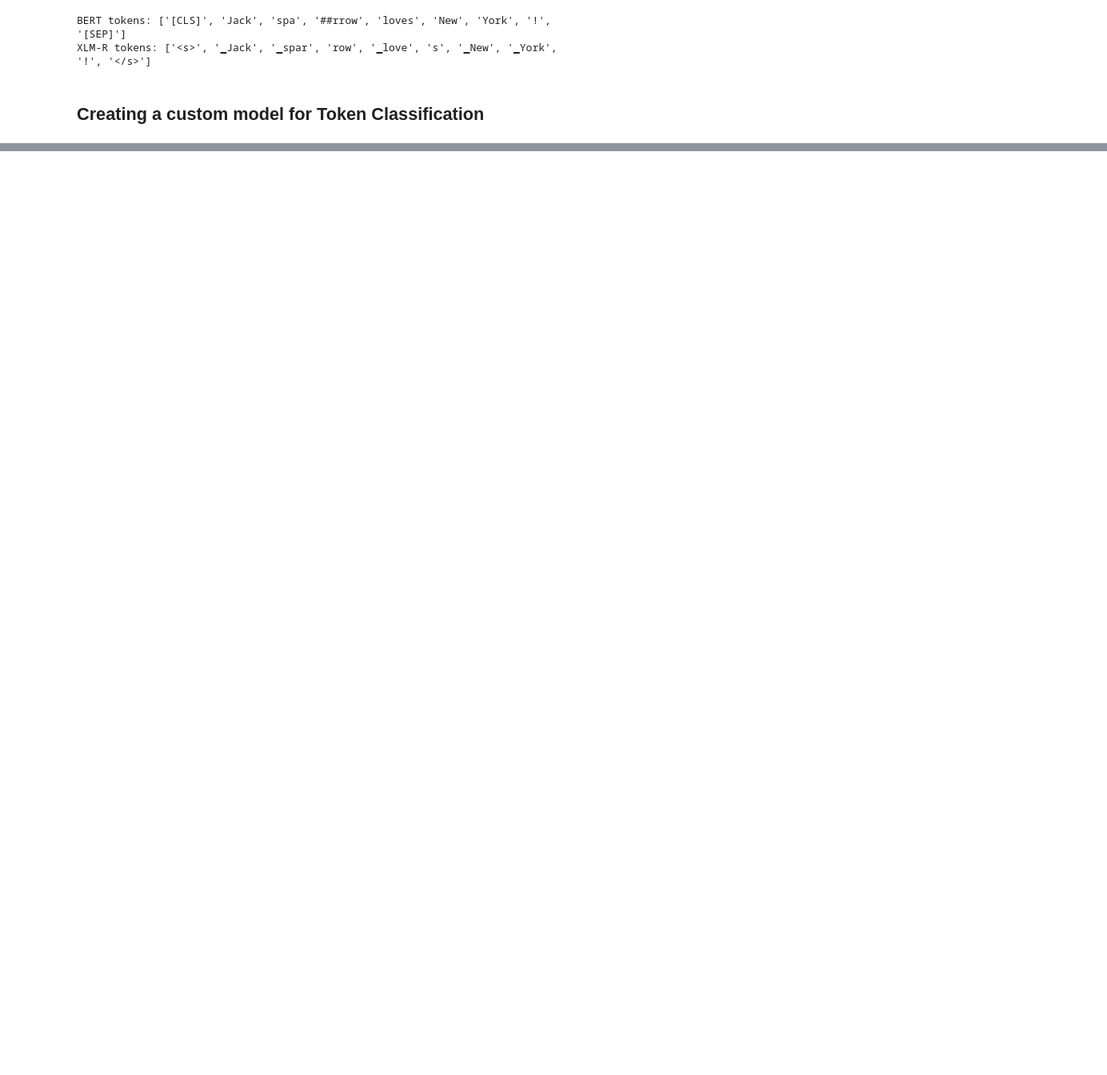
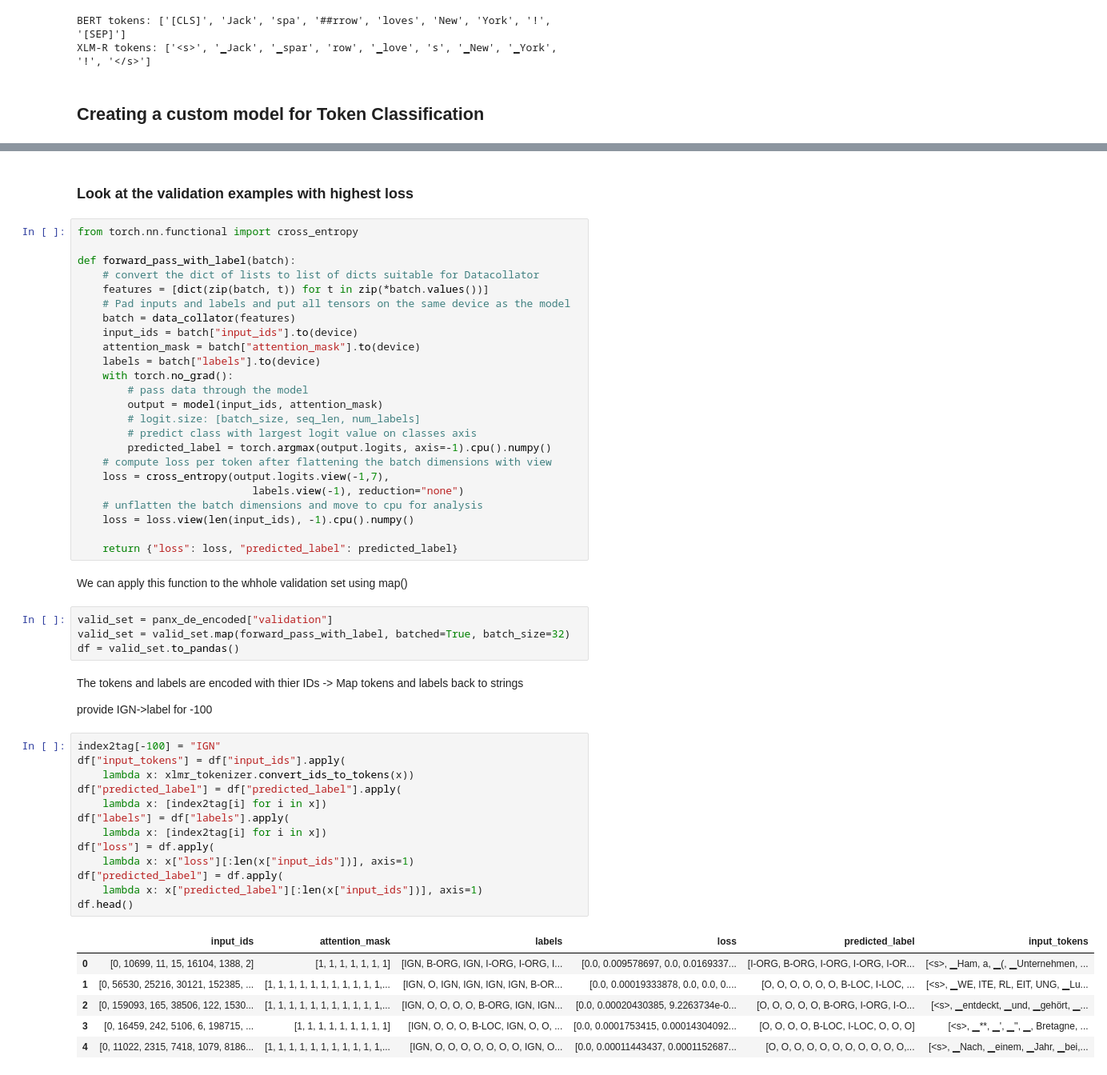
Before and after one commit to thalhathta/NLP_WITH_TRANSFORMERS, a Jupyter notebook: Multilingal_NER/Ner_Switzerland.ipynb, the cells around one changed output, grey strips where cells are left out. Shown at 80% size. Drawn from its saved outputs; the diff is of its cells as text; blank space fills up the shorter version.

Commit message:
Implemented Error analysis

```diff
--- a/Multilingal_NER/Ner_Switzerland.ipynb
+++ b/Multilingal_NER/Ner_Switzerland.ipynb
@@ -238,0 +535,57 @@ Finally we wrap the output in  TokenClassifierOutput.
+# %% [markdown]
+### Look at the validation examples with highest loss
+# %%
+from torch.nn.functional import cross_entropy
+
+def forward_pass_with_label(batch):
+    # convert the dict of lists to list of dicts suitable for Datacollator
+    features = [dict(zip(batch, t)) for t in zip(*batch.values())]
+    # Pad inputs and labels and put all tensors on the same device as the model
+    batch = data_collator(features)
+    input_ids = batch["input_ids"].to(device)
+    attention_mask = batch["attention_mask"].to(device)
+    labels = batch["labels"].to(device)
+    with torch.no_grad():
+        # pass data through the model
+        output = model(input_ids, attention_mask)
+        # logit.size: [batch_size, seq_len, num_labels]
+        # predict class with largest logit value on classes axis
+        predicted_label = torch.argmax(output.logits, axis=-1).cpu().numpy()
+    # compute loss per token after flattening the batch dimensions with view
+    loss = cross_entropy(output.logits.view(-1,7),
+                            labels.view(-1), reduction="none")
+    # unflatten the batch dimensions and move to cpu for analysis
+    loss = loss.view(len(input_ids), -1).cpu().numpy()
+
+    return {"loss": loss, "predicted_label": predicted_label}
+# %% [markdown]
+We can apply this function to the whhole validation set using map()
+# %%
+valid_set = panx_de_encoded["validation"]
+valid_set = valid_set.map(forward_pass_with_label, batched=True, batch_size=32)
+df = valid_set.to_pandas()
+# %% [markdown]
+The tokens and labels are encoded with thier IDs -> Map tokens and labels back to strings
+
+
+provide IGN->label for -100
+# %%
+index2tag[-100] = "IGN"
+df["input_tokens"] = df["input_ids"].apply(
+    lambda x: xlmr_tokenizer.convert_ids_to_tokens(x))
+df["predicted_label"] = df["predicted_label"].apply(
+    lambda x: [index2tag[i] for i in x])
+df["labels"] = df["labels"].apply(
+    lambda x: [index2tag[i] for i in x])
+df["loss"] = df.apply(
+    lambda x: x["loss"][:len(x["input_ids"])], axis=1)
+df["predicted_label"] = df.apply(
+    lambda x: x["predicted_label"][:len(x["input_ids"])], axis=1)
+df.head()
+# %% [output]
+|  | input_ids | attention_mask | labels | loss | predicted_label | input_tokens |
+| 0 | [0, 10699, 11, 15, 16104, 1388, 2] | [1, 1, 1, 1, 1, 1, 1] | [IGN, B-ORG, IGN, I-ORG, I-ORG, I... | [0.0, 0.009578697, 0.0, 0.0169337... | [I-ORG, B-ORG, I-ORG, I-ORG, I-OR... | [<s>, ▁Ham, a, ▁(, ▁Unternehmen, ... |
+| 1 | [0, 56530, 25216, 30121, 152385, ... | [1, 1, 1, 1, 1, 1, 1, 1, 1, 1, 1,... | [IGN, O, IGN, IGN, IGN, IGN, B-OR... | [0.0, 0.00019333878, 0.0, 0.0, 0.... | [O, O, O, O, O, O, B-LOC, I-LOC, ... | [<s>, ▁WE, ITE, RL, EIT, UNG, ▁Lu... |
+| 2 | [0, 159093, 165, 38506, 122, 1530... | [1, 1, 1, 1, 1, 1, 1, 1, 1, 1, 1,... | [IGN, O, O, O, O, B-ORG, IGN, IGN... | [0.0, 0.00020430385, 9.2263734e-0... | [O, O, O, O, O, B-ORG, I-ORG, I-O... | [<s>, ▁entdeckt, ▁und, ▁gehört, ▁... |
+| 3 | [0, 16459, 242, 5106, 6, 198715, ... | [1, 1, 1, 1, 1, 1, 1, 1, 1] | [IGN, O, O, O, B-LOC, IGN, O, O, ... | [0.0, 0.0001753415, 0.00014304092... | [O, O, O, O, B-LOC, I-LOC, O, O, O] | [<s>, ▁**, ▁', ▁'', ▁, Bretagne, ... |
+| 4 | [0, 11022, 2315, 7418, 1079, 8186... | [1, 1, 1, 1, 1, 1, 1, 1, 1, 1, 1,... | [IGN, O, O, O, O, O, O, O, IGN, O... | [0.0, 0.00011443437, 0.0001152687... | [O, O, O, O, O, O, O, O, O, O, O,... | [<s>, ▁Nach, ▁einem, ▁Jahr, ▁bei,... |
```
Also changed, not shown: parts of 44 cells of this notebook.
